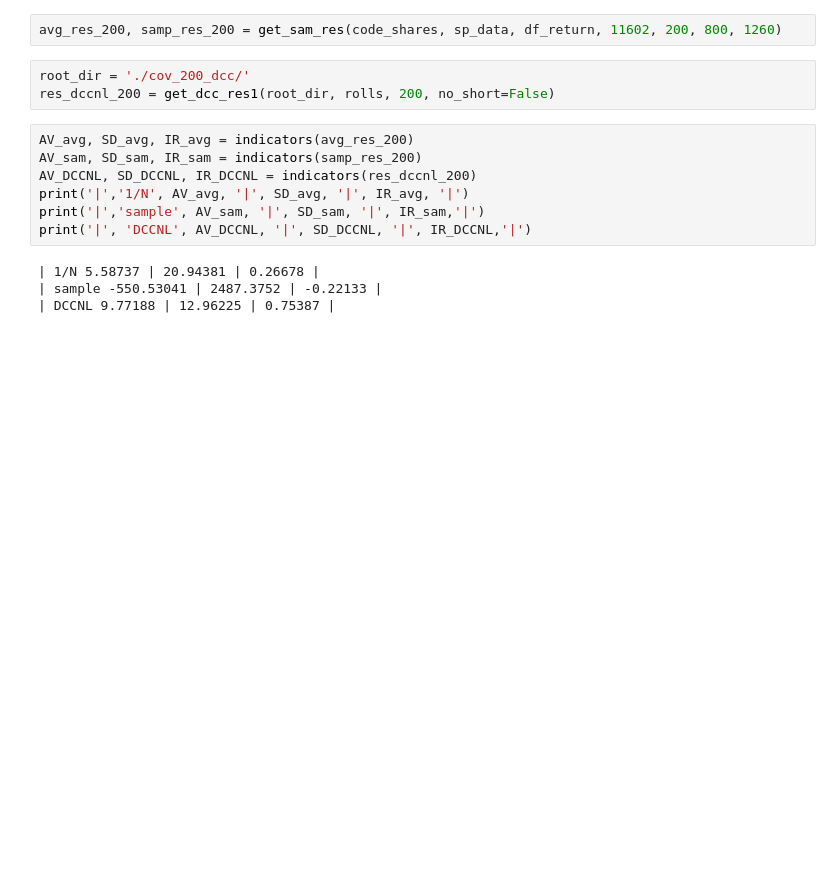
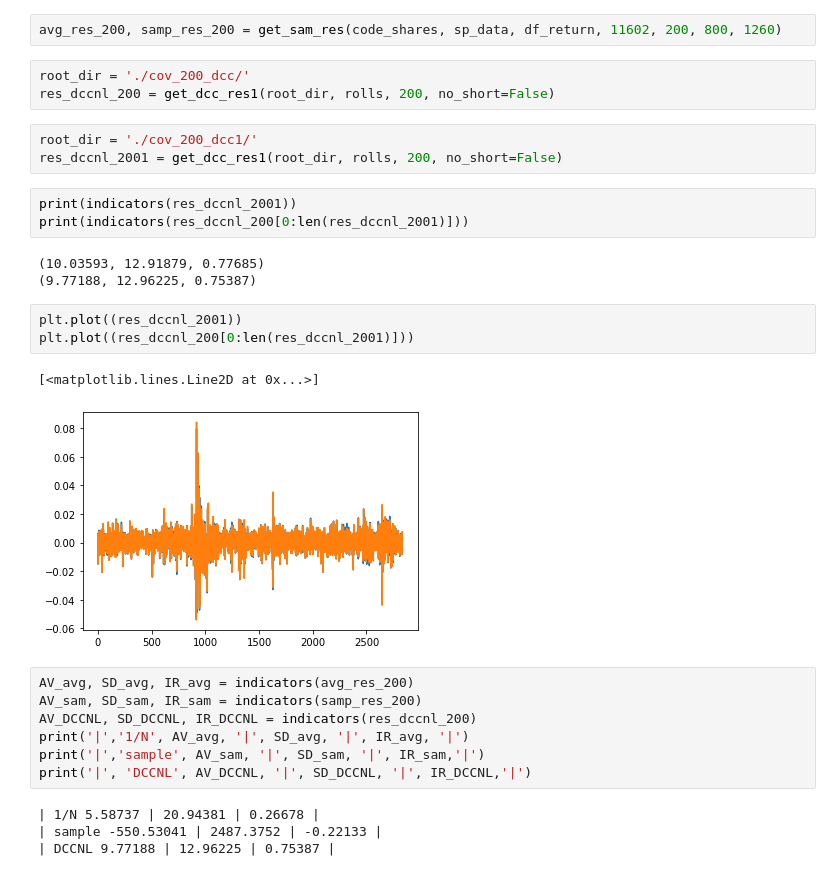
Before and after one commit to panyiming/covariance_metrics, a Jupyter notebook: data/portfolios.ipynb, the cells around one changed output. Drawn from its saved outputs; the diff is of its cells as text; blank space fills up the shorter version.

```diff
--- a/data/portfolios.ipynb
+++ b/data/portfolios.ipynb
@@ -312,6 +298,21 @@ avg_res_200, samp_res_200 = get_sam_res(code_shares, sp_data, df_return, 11602,
 # %%
 root_dir = './cov_200_dcc/'
 res_dccnl_200 = get_dcc_res1(root_dir, rolls, 200, no_short=False)
+# %%
+root_dir = './cov_200_dcc1/'
+res_dccnl_2001 = get_dcc_res1(root_dir, rolls, 200, no_short=False)
+# %%
+print(indicators(res_dccnl_2001))
+print(indicators(res_dccnl_200[0:len(res_dccnl_2001)]))
+# %% [output]
+(10.03593, 12.91879, 0.77685)
+(9.77188, 12.96225, 0.75387)
+# %%
+plt.plot((res_dccnl_2001))
+plt.plot((res_dccnl_200[0:len(res_dccnl_2001)]))
+# %% [output]
+[<matplotlib.lines.Line2D at 0x...>]
+[figure, added]
 # %%
 AV_avg, SD_avg, IR_avg = indicators(avg_res_200)
 AV_sam, SD_sam, IR_sam = indicators(samp_res_200)
```
Also changed, not shown: parts of 29 cells of this notebook, 4 other files.
